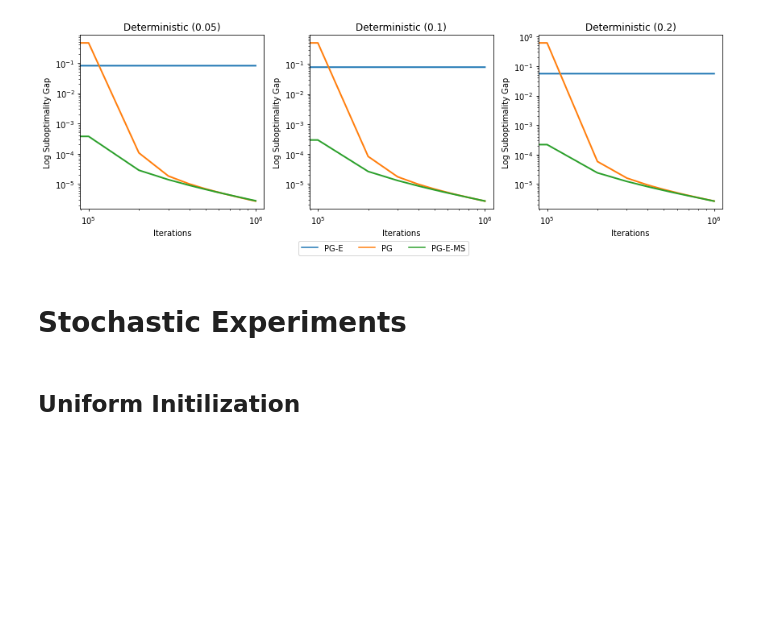
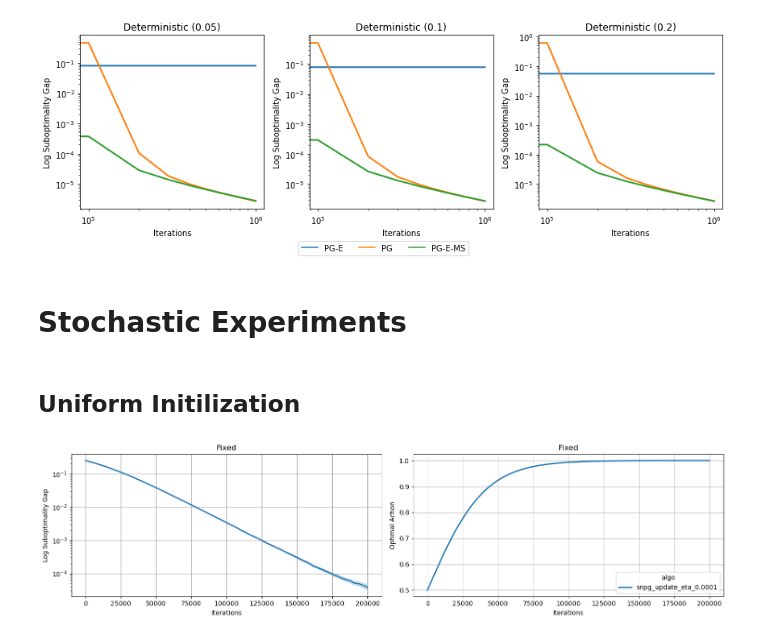
Before and after one commit to reza-asad/practical-pg, a Jupyter notebook: plot_experiment.ipynb, the cells around one changed output. Drawn from its saved outputs; the diff is of its cells as text; code cells hidden in the pictures; blank space fills up the shorter version.

```diff
--- a/plot_experiment.ipynb
+++ b/plot_experiment.ipynb
@@ -116,67 +118,83 @@ plt.savefig("plots/pg_entropy_bad.png", bbox_inches="tight", dpi=400)
 ## Uniform Initilization
 # %%
 environments = [
-    "Bernoulli (easy)",
-    "Gaussian (easy)",
-    "Beta (easy)",
-    "Bernoulli (hard)",
-    "Gaussian (hard)",
-    "Beta (hard)",
+    "Fixed",
+    "Fixed"
+    # "Bernoulli (easy)",
+    # "Gaussian (easy)",
+    # "Beta (easy)",
+    # "Bernoulli (hard)",
+    # "Gaussian (hard)",
+    # "Beta (hard)",
 ]
 log_dir = "logs"
-experiment_name = f"uni_init"
+experiment_name = f"constant_eta_snpg_debug"
 path = f"{log_dir}/{experiment_name}"
 # %%
 fig, axes = plt.subplots(
-    nrows=2, ncols=3, figsize=(12, 8), sharex=False, sharey=False, squeeze=False
+    nrows=1, ncols=2, figsize=(15, 4), sharex=False, sharey=False, squeeze=False
 )
 for idx, (env, ax) in enumerate(zip(environments, axes.flat)):
     pathenv = f"{path}/{env}"
 
     log_files = glob.glob(f"{pathenv}/*.csv")
     assert len(log_files), f"No files in '{pathenv}/*.csv' found"
     for f in log_files:
         df = pd.concat(
             (pd.read_csv(f, index_col=0) for f in glob.glob(f"{pathenv}/*.csv")),
             ignore_index=True,
         )
 
     df = df.sort_values("algo")
     df_baseline = df[df["algo"].str.contains("entropy") == False]
 
-    line_plot = sns.lineplot(
-        data=df_baseline, x="iteration", y="sub_opt_gap", hue="algo", ax=ax, linewidth=2.0
-    )
+    if idx == 0:
+        line_plot = sns.lineplot(
+            data=df_baseline, x="iteration", y="sub_opt_gap", hue="algo", ax=ax, linewidth=2.0
+        )
+        # remove legend in subplots
+        line_plot.get_legend().remove()
+        ax.set_xlabel("Iterations")
+        ax.set_ylabel("Log Suboptimality Gap")
+        ax.set_yscale("log")
+    else:
+        prob = sns.lineplot(
+            data=df_baseline, x="iteration", y="opt_action_pr", hue="algo", ax=ax, linewidth=2.0
+        )
+        # prob = sns.lineplot(
+        #     data=df_baseline, x="iteration", y="opt_action_pr", hue="instance_number", ax=ax, linewidth=2.0
+        # )
+        # remove legend in subplots
+        # prob.get_legend().remove()
+        ax.set_xlabel("Iterations")
+        ax.set_ylabel("Optimal Action")
+    ax.set_title(env)
+    ax.grid(True)
 
-    # remove legend in subplots
-    line_plot.get_legend().remove()
-    ax.set_xlabel("Iterations")
-    ax.set_ylabel("Log Suboptimality Gap")
-    ax.set_yscale("log")
-    ax.set_title(env)
-
-    n_lines = len(ax.lines) // 2
-    for i in range(n_lines, 2 * n_lines):
-        if "entropy" in ax.lines[i].get_label():
-            ax.lines[i].set_linestyle("--")
-            ax.lines[i - n_lines].set_linestyle("--")
+    # n_lines = len(ax.lines) // 2
+    # for i in range(n_lines, 2 * n_lines):
+    #     if "entropy" in ax.lines[i].get_label():
+    #         ax.lines[i].set_linestyle("--")
+    #         ax.lines[i - n_lines].set_linestyle("--")
 
 # obtain the labels of the first subplot
 # assume that all plots have the same labels
-lines, labels = fig.axes[0].get_legend_handles_labels()
+# lines, labels = fig.axes[0].get_legend_handles_labels()
 
-renamer = {
-    "spg_ess": "SPG-ESS",
-    "spg_gradient_step_size": "SPG-O-G",
-    "spg_delta_step_size": "SPG-O-R",
-    "spg_ess_eta_0_1_18": "SPG-ESS",
-    "spg_entropy_multistage": "SPG-E-MS",
-    "spg_multistage_ess": "SPG-ESS [D]",
-    "spg_entropy_ess": "SPG-E-ESS",
-}
+# renamer = {
+#     "spg_ess": "SPG-ESS",
+#     "spg_gradient_step_size": "SPG-O-G",
+#     "spg_delta_step_size": "SPG-O-R",
+#     "spg_ess_eta_0_1_18": "SPG-ESS",
+#     "spg_entropy_multistage": "SPG-E-MS",
+#     "spg_multistage_ess": "SPG-ESS [D]",
+#     "spg_entropy_ess": "SPG-E-ESS",
+# }
 
-labels = [renamer.get(label, label) for label in labels]
+# labels = [renamer.get(label, label) for label in labels]
 
-fig.legend(lines, labels, loc="lower center", ncol=9, bbox_to_anchor=[0.5, -0.06])
-plt.tight_layout()
-plt.savefig("plots/spg_uniform.png", bbox_inches="tight", dpi=400)
+# fig.legend(lines, labels, loc="lower center", ncol=9, bbox_to_anchor=[0.5, -0.06])
+# plt.tight_layout()
+# plt.savefig("plots/snpg_eta_0.0001.png", bbox_inches="tight", dpi=400)
+# %% [output]
+[figure, added]
```
Also changed, not shown: parts of 9 cells of this notebook, 14 other files.
